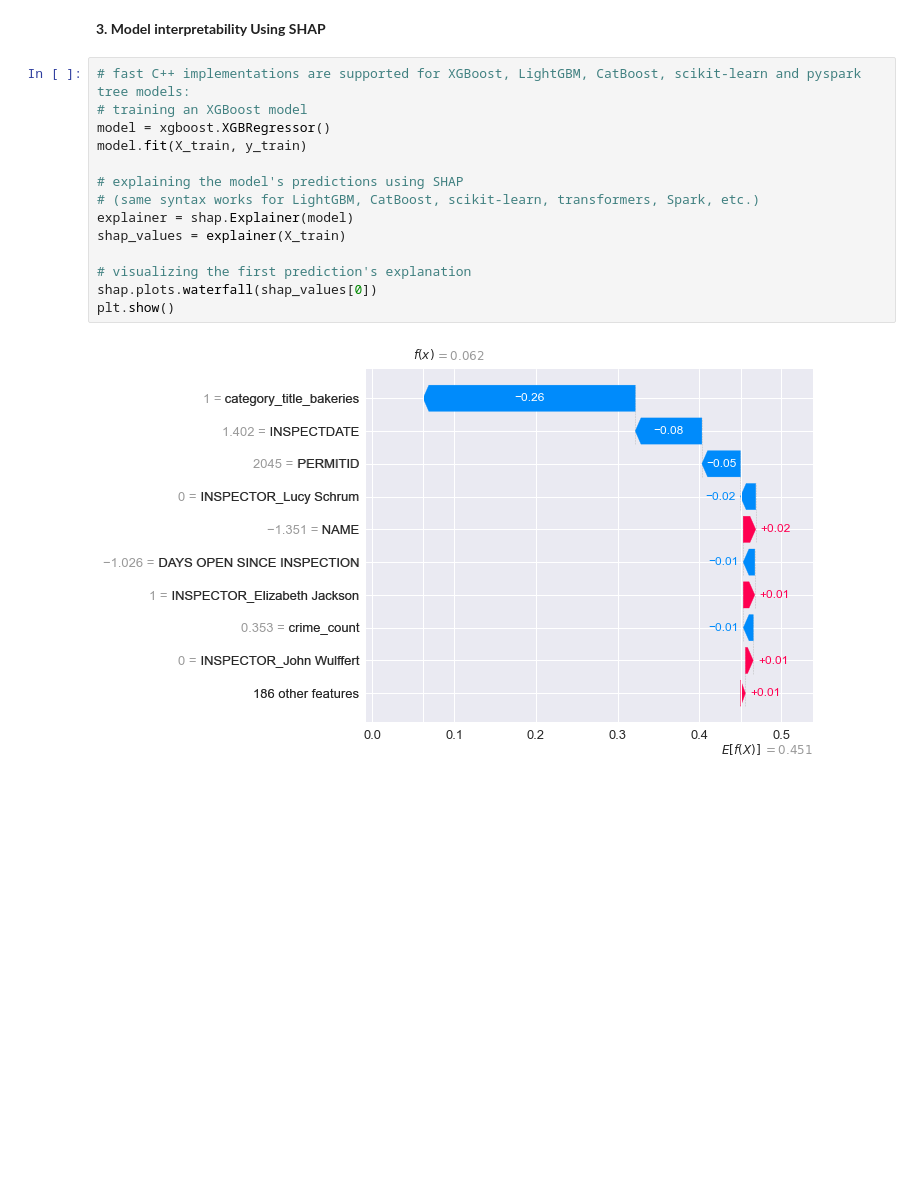
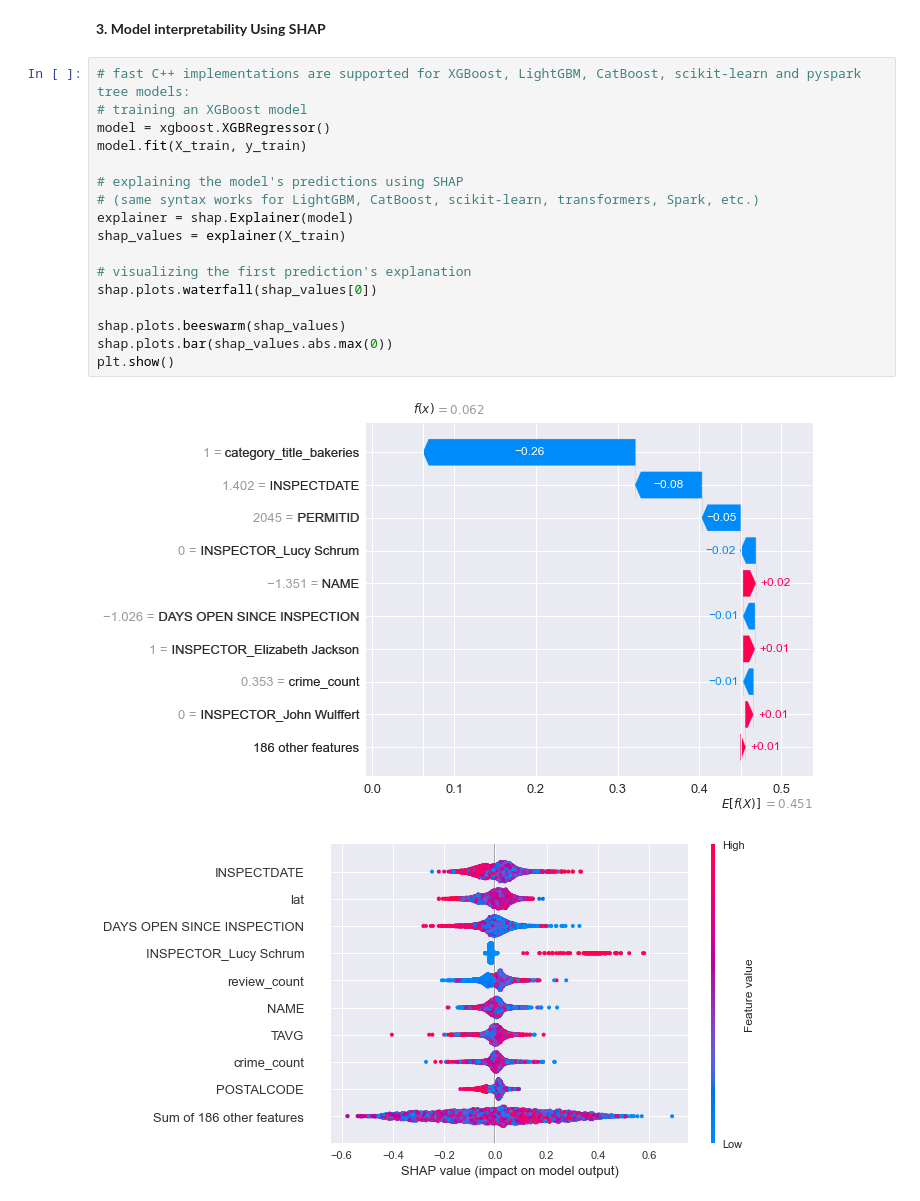
Before and after one commit to shyamal-anadkat/wake-county-food-inspections-analysis, a Jupyter notebook: Wake County -- Restaurant Food Inspections Analysis [AIPI510]_clean.ipynb, the cells around one changed output. Cells and saved outputs as stored; diff of their text form; blank space fills up the shorter version.

```diff
--- a/Wake County -- Restaurant Food Inspections Analysis [AIPI510]_clean.ipynb
+++ b/Wake County -- Restaurant Food Inspections Analysis [AIPI510]_clean.ipynb
@@ -781,16 +781,20 @@ F1 Score: 1.0
 # %%
 # fast C++ implementations are supported for XGBoost, LightGBM, CatBoost, scikit-learn and pyspark tree models:
 # training an XGBoost model
 model = xgboost.XGBRegressor()
 model.fit(X_train, y_train)
 
 # explaining the model's predictions using SHAP
 # (same syntax works for LightGBM, CatBoost, scikit-learn, transformers, Spark, etc.)
 explainer = shap.Explainer(model)
 shap_values = explainer(X_train)
 
 # visualizing the first prediction's explanation
 shap.plots.waterfall(shap_values[0])
+
+shap.plots.beeswarm(shap_values)
+shap.plots.bar(shap_values.abs.max(0))
 plt.show()
 # %% [output]
 [figure]
+[figure, added]
```
Also changed, not shown: parts of 10 cells of this notebook.
